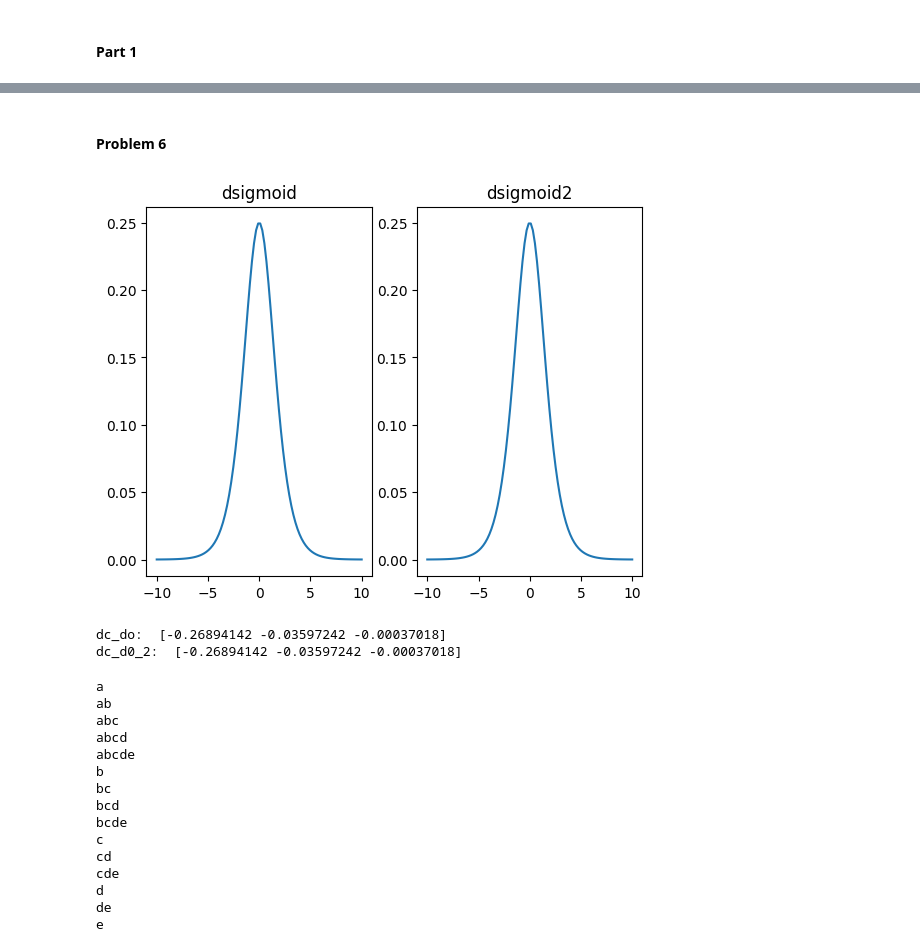
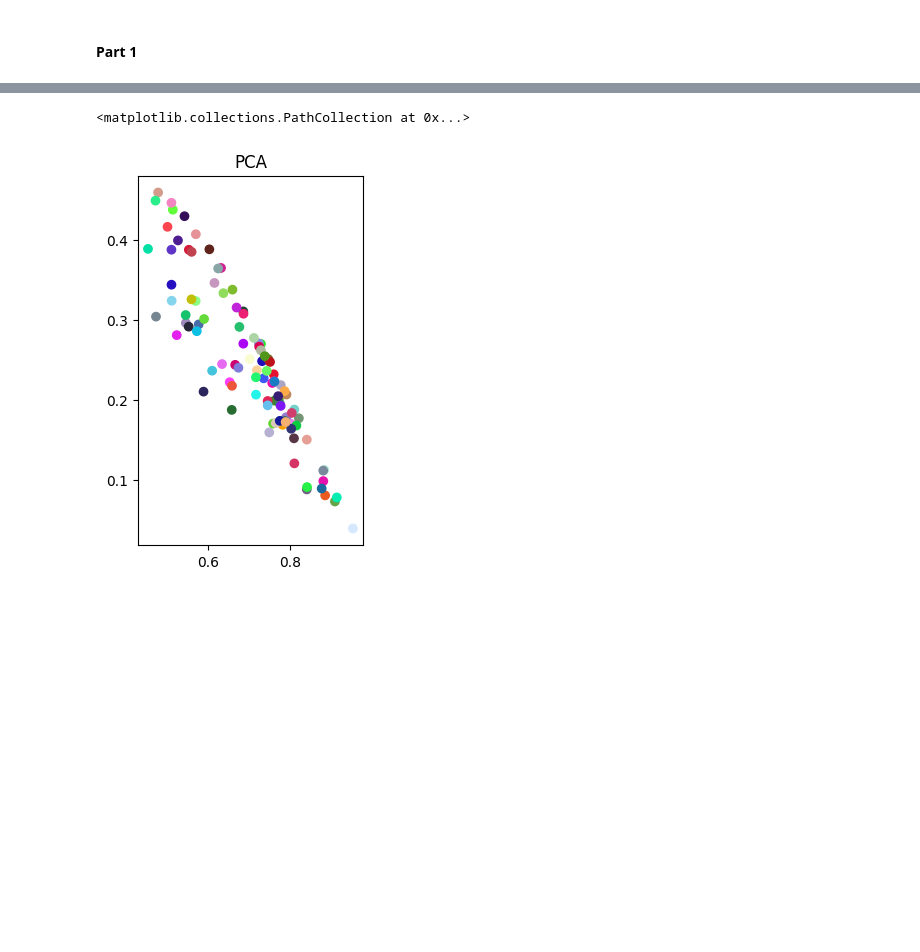
Before and after one commit to dtungpka/Applied-Mathematics-for-Artificial-Intelligence, a Jupyter notebook: Assignment_4/Assignment 4.ipynb, the cells around one changed output, grey strips where cells are left out. Cells and saved outputs as stored; diff of their text form; code cells hidden in the pictures; blank space fills up the shorter version.

```diff
--- a/Assignment_4/Assignment 4.ipynb
+++ b/Assignment_4/Assignment 4.ipynb
@@ -234,68 +68,12 @@ Gradient of c+Ax is:
-# %% [markdown]
-#### Problem 6
-# %%
-#Problem 6
-# a)
-
-def sigmoid(x):
-    return 1/(1+np.exp(-x))
-def dsigmoid(x):
-    return sigmoid(x)*(1-sigmoid(x))
-def dsigmoid2(x):
-    return np.exp(-x)/((1+np.exp(-x))**2)
-
-#Verify that dsigmoid == dsigmoid 2
-x = np.linspace(-10,10,100)
-fig, ax = plt.subplots(1,2)
-ax[0].plot(x,dsigmoid(x))
-ax[0].set_title("dsigmoid")
-ax[1].plot(x,dsigmoid2(x))
-ax[1].set_title("dsigmoid2")
-plt.show()
-
-
-# b)
-
-def c(o,x,y):
-    return -y*np.log(1/(1+np.exp(-o.T*x))) - (1-y)*np.log(1-1/(1+np.exp(-o.T*x)))
-
-def dc_do(o,x,y):
-    return (1/(1+np.exp(-o.T*x))-y)*x
-
-def dc_d0_2(o,x,y):
-    return (sigmoid(o.T*x)-y)*x.T
-
-#Verify that dc_do == dc_d0_2
-o = np.array([1,2,3])
-x = np.array([1,2,3])
-y = 1
-print("dc_do: ", dc_do(o,x,y))
-print("dc_d0_2: ", dc_d0_2(o,x,y))
-# %% [output]
-[figure, removed]
-dc_do:  [-0.26894142 -0.03597242 -0.00037018]
-dc_d0_2:  [-0.26894142 -0.03597242 -0.00037018]
-# %%
-
-s = 'abcde'
-def subString(s):
-  for i in range(len(s)):
-    for j in range(i+1, len(s)+1):
-      print(s[i:j])
-subString(s)
-# %% [output]
-a
-ab
-abc
-abcd
-abcde
-b
-bc
-bcd
-bcde
-c
-cd
-cde
-d
-de
-e
+# %%
+#b)
+
+#X_multinominal with size (100,4,5) with multinominal distribution with 6 classes
+X_multinominal = np.random.multinomial(100, [1/6]*5, size=(100,4))
+X_multinominal_pca = PlotPCA(X_multinominal)
+subplot = plt.subplot(1,2,1)
+subplot.set_title("PCA")
+subplot.scatter(X_multinominal_pca[:,0], X_multinominal_pca[:,1], c=np.random.rand(100,3))
+# %% [output]
+<matplotlib.collections.PathCollection at 0x...>
+[figure, added]
```
Also changed, not shown: parts of 11 cells of this notebook.
